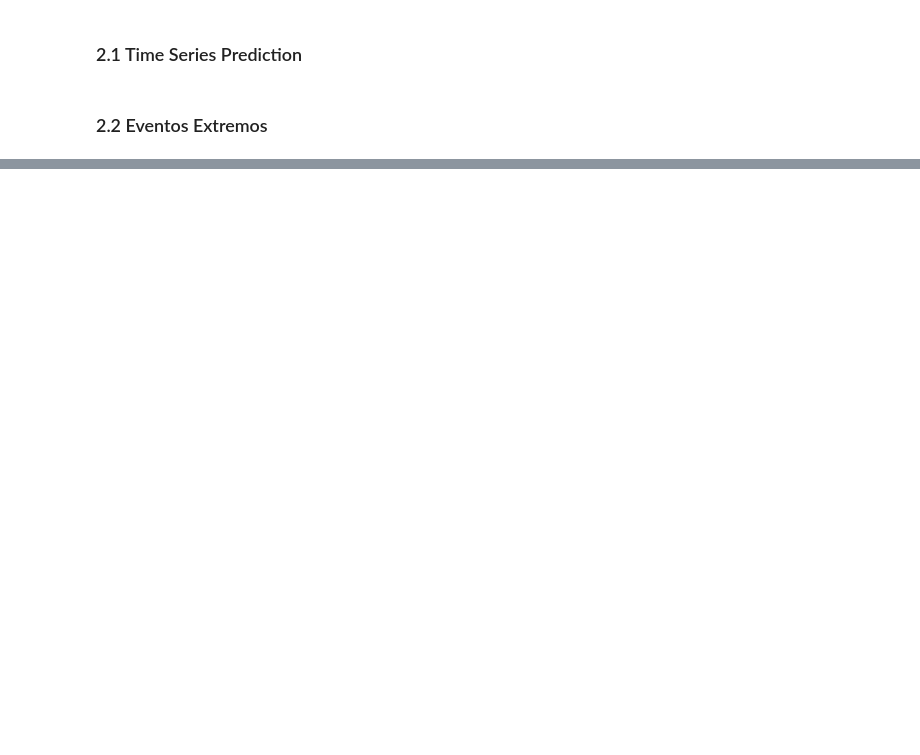
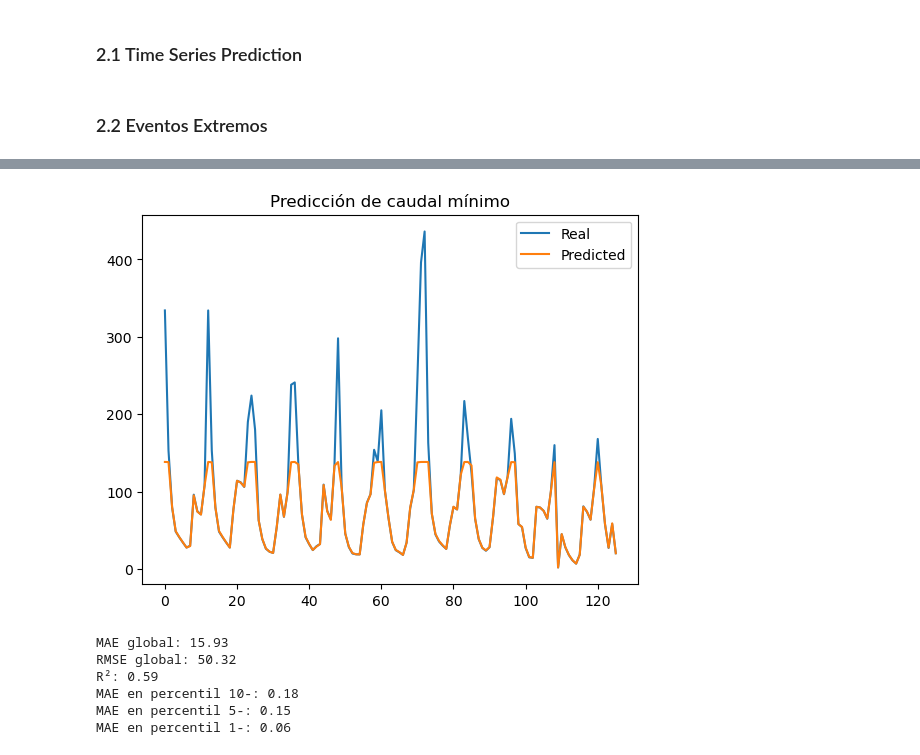
Before and after one commit to AndreyPrado/Pronostico_Caudales_Extremos, a Jupyter notebook: ValoresExtremos/cod/py/prediccion_minimos.ipynb, the cells around one changed output, grey strips where cells are left out. Drawn from its saved outputs; the diff is of its cells as text; code cells hidden in the pictures; blank space fills up the shorter version.

Commit message:
feat: Añade modelo GRU nuevo

```diff
--- a/ValoresExtremos/cod/py/prediccion_minimos.ipynb
+++ b/ValoresExtremos/cod/py/prediccion_minimos.ipynb
@@ -211,0 +265,6 @@ for i in range(N-T+1):
+# %%
+def extreme_value_loss(y_pred, y_true, alpha=0.85, beta=5.0):
+    residual = torch.abs(y_pred - y_true)
+    threshold = torch.quantile(y_true.detach(), alpha)
+    weights = torch.where(y_true > threshold, beta, 1.0)
+    return torch.mean(weights * residual)
@@ -211,0 +288,27 @@ for i in range(N-T+1):
+# %%
+window_size = 9
+X, y = sucesiones(df, features, target, window_size)
+
+X_tensor = torch.tensor(X, dtype=torch.float32)  # [num_samples, window_size, num_features]
+y_tensor = torch.tensor(y, dtype=torch.float32).unsqueeze(-1)  # [num_samples, 1]
+# %%
+model = GRUWithMemoryAttention(input_dim=X_tensor.shape[2], hidden_dim=64, memory_window=30)
+optimizer = torch.optim.Adam(model.parameters(), lr=1e-3)
+
+def extreme_value_loss(y_pred, y_true, alpha=0.1, beta=5.0):
+    residual = torch.abs(y_pred - y_true)
+    threshold = torch.quantile(y_true.detach(), alpha)
+    weights = torch.where(y_true < threshold, beta, 1.0)
+    return torch.mean(weights * residual)
+
+for epoch in range(1000):
+    model.train()
+    total_loss = 0
+    for x_batch, y_batch in loader:
+        y_pred = model(x_batch)
+        loss = extreme_value_loss(y_pred, y_batch)
+        loss.backward()
+        optimizer.step()
+        optimizer.zero_grad()
+        total_loss += loss.item()
+    print(f"Epoch {epoch+1}, Loss: {total_loss:.4f}")
@@ -211,0 +333,43 @@ for i in range(N-T+1):
+# %%
+model.eval()
+with torch.no_grad():
+    y_pred = model(X_tensor).squeeze().numpy()
+    y_true = y_tensor.squeeze().numpy()
+
+
+plt.plot(y_true, label='Real')
+plt.plot(y_pred, label='Predicted')
+plt.legend()
+plt.title("Predicción de caudal mínimo")
+plt.show()
+# %% [output]
+[figure, added]
+# %%
+mae = mean_absolute_error(y_true, y_pred)
+rmse = pow(mean_squared_error(y_true, y_pred),1/2)
+r2 = r2_score(y_true, y_pred)
+
+# Métrica especializada en extremos
+def low_percentile_mae(y_true, y_pred, percentile=10):
+    threshold = np.percentile(y_true, percentile)
+    mask = y_true < threshold
+    return np.mean(np.abs(y_pred[mask] - y_true[mask]))
+
+mae_10 = low_percentile_mae(y_true, y_pred, percentile=10)
+mae_5 = low_percentile_mae(y_true, y_pred, percentile=5)
+mae_1 = low_percentile_mae(y_true, y_pred, percentile=1)
+
+# Mostrar resultados
+print(f"MAE global: {mae:.2f}")
+print(f"RMSE global: {rmse:.2f}")
+print(f"R²: {r2:.2f}")
+print(f"MAE en percentil 10-: {mae_10:.2f}")
+print(f"MAE en percentil 5-: {mae_5:.2f}")
+print(f"MAE en percentil 1-: {mae_1:.2f}")
+# %% [output]
+MAE global: 15.93
+RMSE global: 50.32
+R²: 0.59
+MAE en percentil 10-: 0.18
+MAE en percentil 5-: 0.15
+MAE en percentil 1-: 0.06
```
Also changed, not shown: parts of 10 cells of this notebook.
